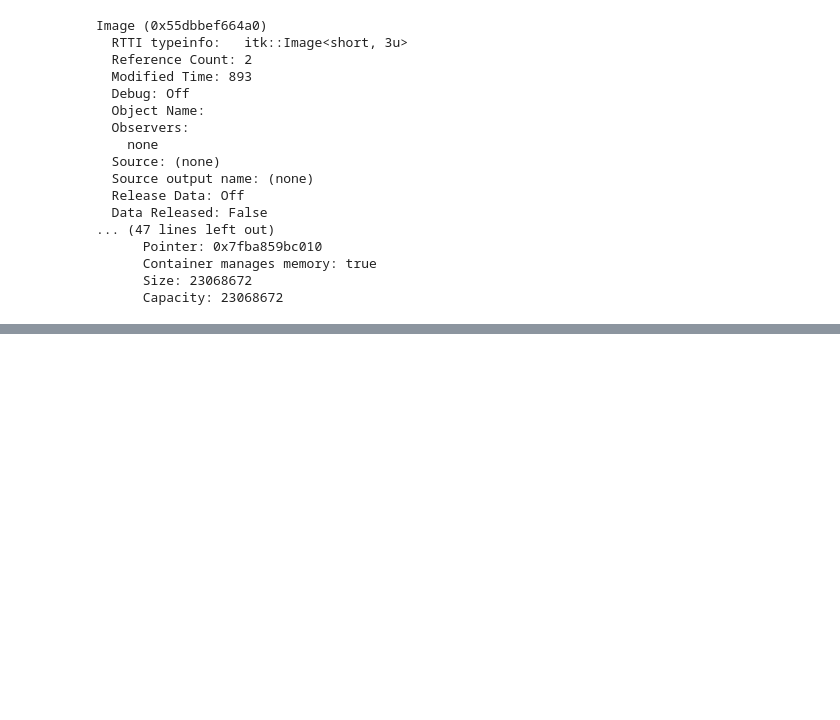
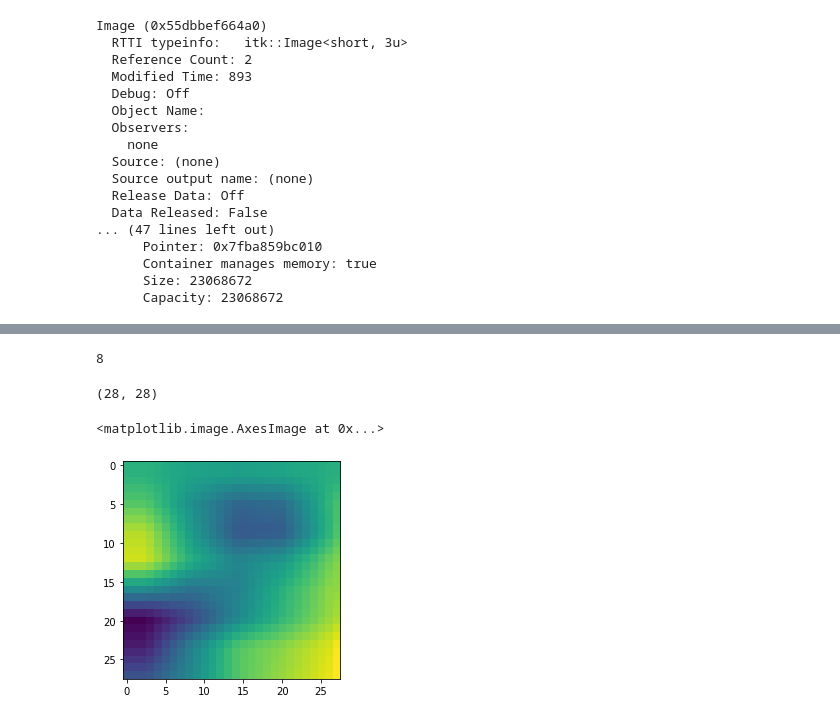
Before and after one commit to RishengDeng/mvi, a Jupyter notebook: dataprocess.ipynb, the cells around one changed output, grey strips where cells are left out. Saved outputs shown, nothing was run; the diff lists cells and outputs as text; code cells hidden in the pictures; blank space fills up the shorter version.

```diff
--- a/dataprocess.ipynb
+++ b/dataprocess.ipynb
@@ -1396,0 +1539,17 @@ Image (0x55dbbef664a0)
+# %%
+patch = []
+for i in range(8):
+    patch.append(bbox_roi_2dim_resize[28*i:28*(i+1), 28*i:28*(i+1)])
+# %%
+len(patch)
+# %% [output]
+8
+# %%
+patch[0].shape
+# %% [output]
+(28, 28)
+# %%
+plt.imshow(patch[0])
+# %% [output]
+<matplotlib.image.AxesImage at 0x...>
+[figure, added]
```
Also changed, not shown: parts of 30 cells of this notebook, 7 other files.
